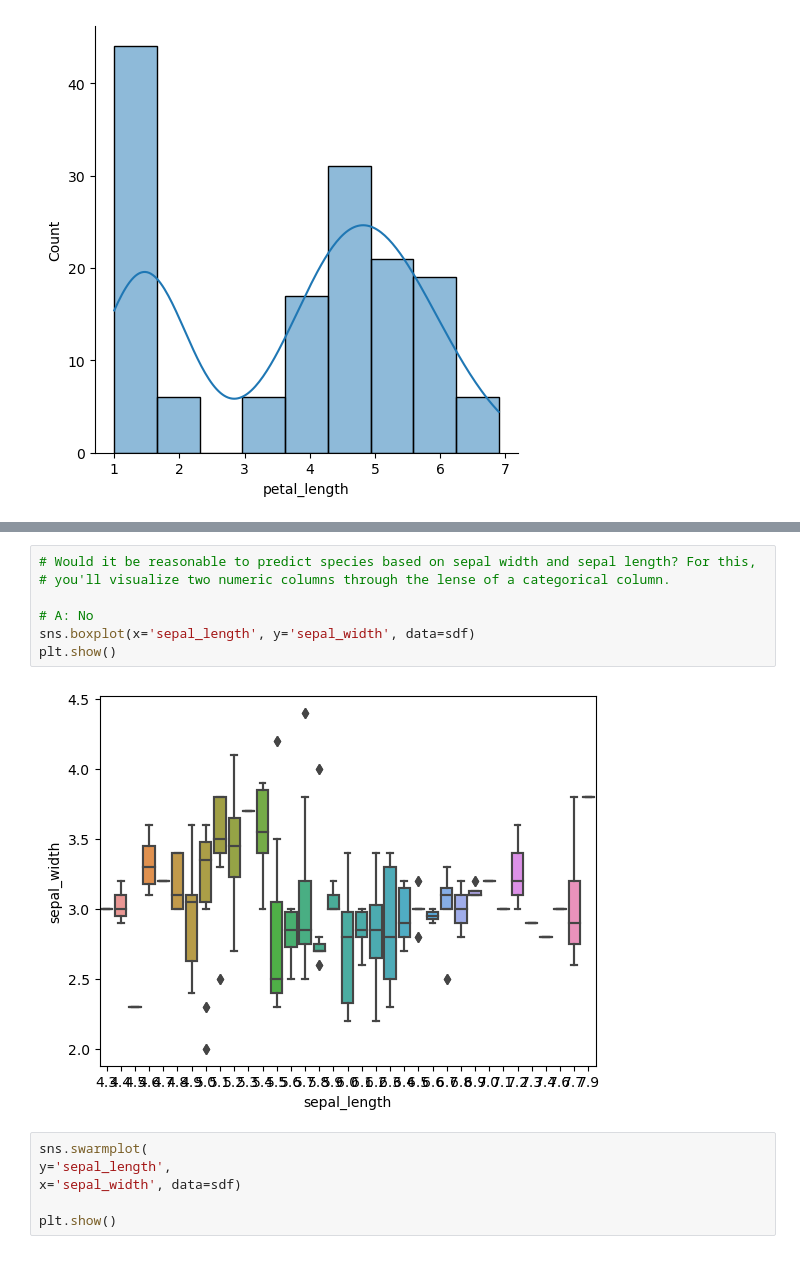
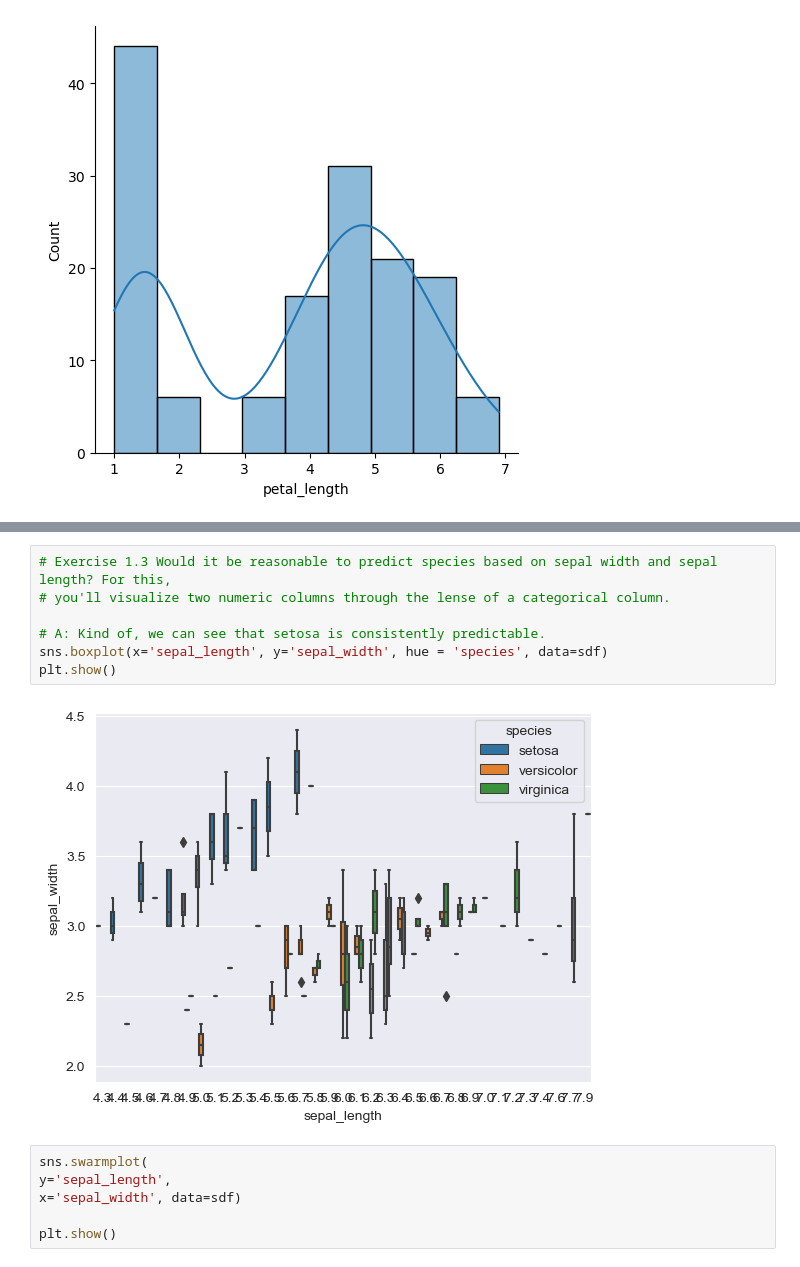
Before and after one commit to mack-mcglenn/numpy-pandas-visualization-exercises, a Jupyter notebook: seaboard_exercises.ipynb, the cells around one changed output, grey strips where cells are left out. Cells and saved outputs as stored; diff of their text form.

```diff
--- a/seaboard_exercises.ipynb
+++ b/seaboard_exercises.ipynb
@@ -61,12 +60,12 @@ plt.show()
 # %%
-# Would it be reasonable to predict species based on sepal width and sepal length? For this,
+# Exercise 1.3 Would it be reasonable to predict species based on sepal width and sepal length? For this,
 # you'll visualize two numeric columns through the lense of a categorical column.
 
-# A: No
-sns.boxplot(x='sepal_length', y='sepal_width', data=sdf)
+# A: Kind of, we can see that setosa is consistently predictable.
+sns.boxplot(x='sepal_length', y='sepal_width', hue = 'species', data=sdf)
 plt.show()
 # %% [output]
-[figure, old version]
+[figure, new version]
 # %%
 sns.swarmplot(
 y='sepal_length',
```
Also changed, not shown: parts of 10 cells of this notebook.
